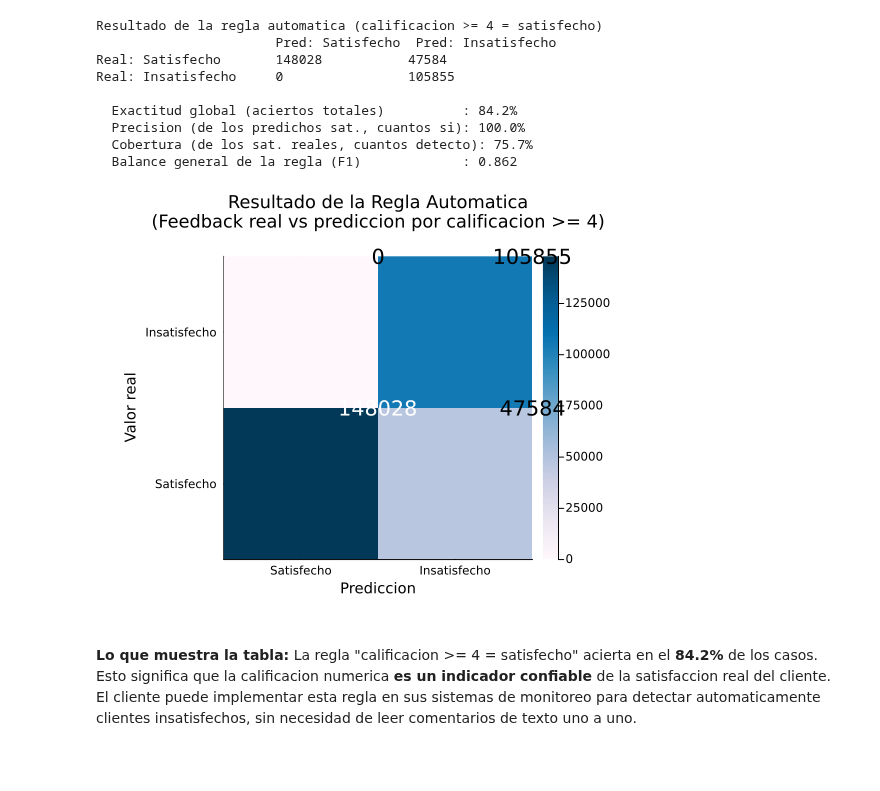
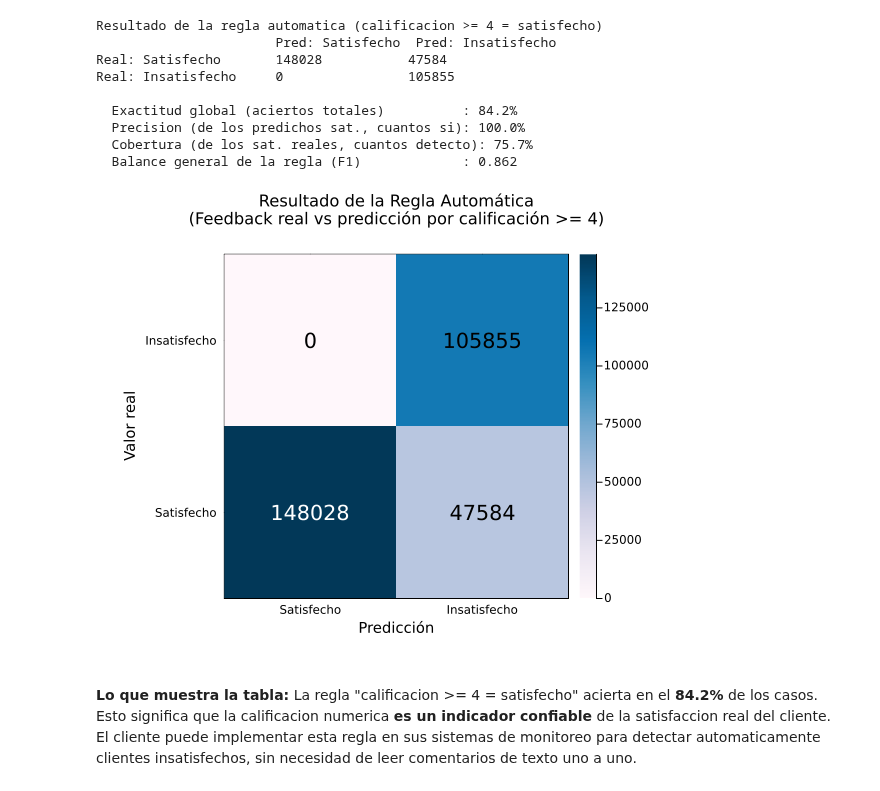
Before and after one commit to stiven89p/Proyecto-Julia, a Jupyter notebook: analisis_salesight.ipynb, the cells around one changed output. Drawn from its saved outputs; the diff is of its cells as text; code cells hidden in the pictures; blank space fills up the shorter version.

Commit message:
agregar numeros en graficas y una prueba estadistica

```diff
--- a/analisis_salesight.ipynb
+++ b/analisis_salesight.ipynb
@@ -868,21 +867,33 @@ Real: Insatisfecho     0                105855
 # %%
 etiquetas_confusion = ["Satisfecho", "Insatisfecho"]
 
-p_cm = heatmap(etiquetas_confusion, etiquetas_confusion, matriz_confusion,
-    title  = "Resultado de la Regla Automatica\n(Feedback real vs prediccion por calificacion >= 4)",
-    xlabel = "Prediccion", ylabel = "Valor real",
-    color  = :PuBu, size = (520, 440))
+p_cm = heatmap(1:2, 1:2, matriz_confusion,
+    title         = "Resultado de la Regla Automática\n(Feedback real vs predicción por calificación >= 4)",
+    xlabel        = "Predicción",
+    ylabel        = "Valor real",
+    color         = :PuBu,
+    size          = (560, 480),
+    aspect_ratio  = :equal,
+    titlefontsize = 11,
+    xticks        = (1:2, etiquetas_confusion),
+    yticks        = (1:2, etiquetas_confusion),
+    xlims         = (0.5, 2.5),
+    ylims         = (0.5, 2.5),
+    grid          = false,
+    framestyle    = :box,
+    bottom_margin = 6Plots.mm,
+    left_margin   = 6Plots.mm)
 
-# Escribir el numero dentro de cada celda del mapa de calor
-# col=1=Satisfecho, col=2=Insatisfecho en el eje X
-# row=1=Satisfecho (abajo), row=2=Insatisfecho (arriba) en el eje Y
-annotate!(1, 1, Plots.text(string(verdaderos_positivos), 14, :white,  :center))
-annotate!(2, 1, Plots.text(string(falsos_negativos),     14, :black,  :center))
-annotate!(1, 2, Plots.text(string(falsos_positivos),     14, :black,  :center))
-annotate!(2, 2, Plots.text(string(verdaderos_negativos), 14, :black,  :center))
+# col: 1=Satisfecho, 2=Insatisfecho (eje X)
+# row: 1=Satisfecho (abajo), 2=Insatisfecho (arriba) (eje Y)
+annotate!(1, 1, Plots.text(string(verdaderos_positivos), 14, :white, :center))
+annotate!(2, 1, Plots.text(string(falsos_negativos),     14, :black, :center))
+annotate!(1, 2, Plots.text(string(falsos_positivos),     14, :black, :center))
+annotate!(2, 2, Plots.text(string(verdaderos_negativos), 14, :black, :center))
+
 p_cm
 # %% [output]
-[figure, old version]
+[figure, new version]
 # %% [markdown]
 **Lo que muestra la tabla:** La regla "calificacion >= 4 = satisfecho" acierta en el **84.2%** de los casos. Esto significa que la calificacion numerica **es un indicador confiable** de la satisfaccion real del cliente. El cliente puede implementar esta regla en sus sistemas de monitoreo para detectar automaticamente clientes insatisfechos, sin necesidad de leer comentarios de texto uno a uno.
 # %% [markdown]
```
Also changed, not shown: parts of 7 cells of this notebook.
